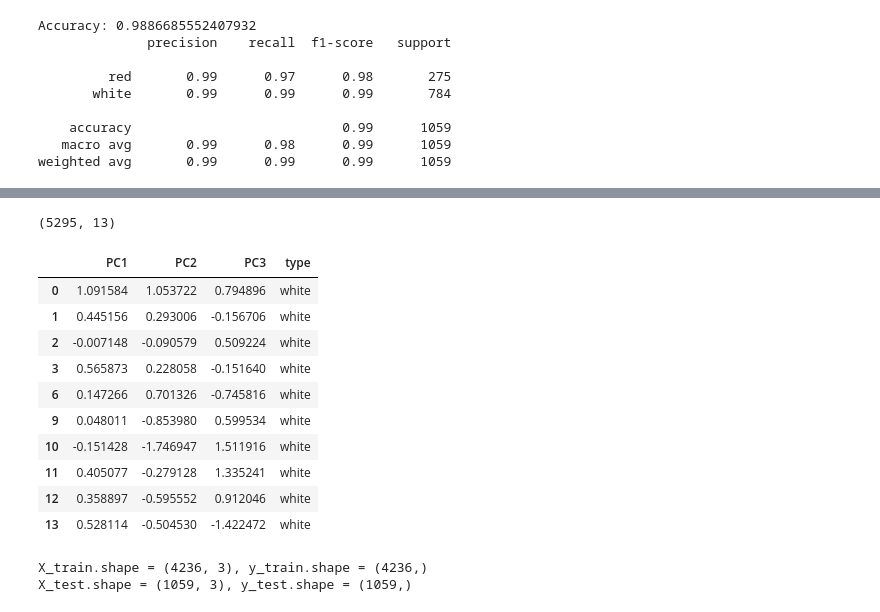
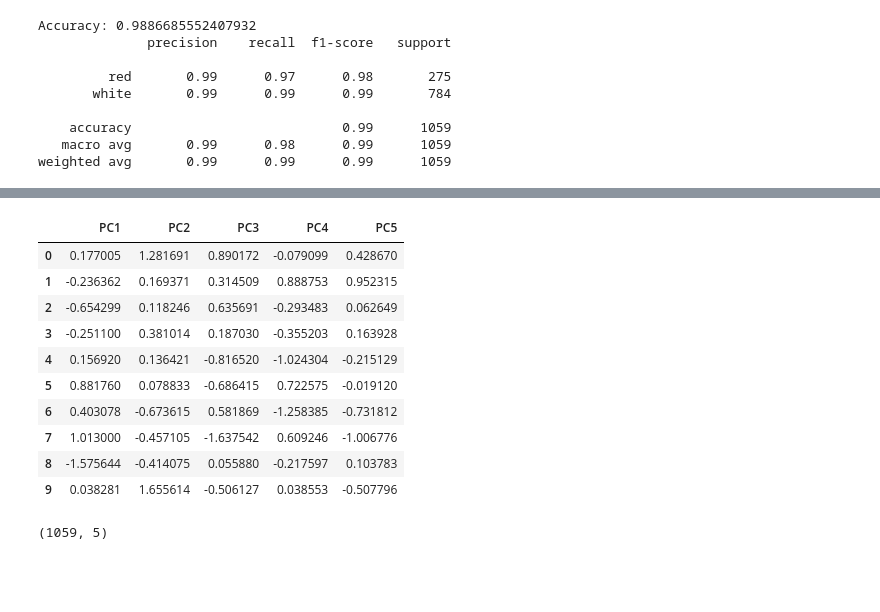
Before and after one commit to SankalpMehani/ml-review, a Jupyter notebook: Task_PCA.ipynb, the cells around one changed output, grey strips where cells are left out. Drawn from its saved outputs; the diff is of its cells as text; code cells hidden in the pictures; blank space fills up the shorter version.

```diff
--- a/Task_PCA.ipynb
+++ b/Task_PCA.ipynb
@@ -224,28 +224,19 @@ transformed_df.shape
+# %%
+X_test_pca_2 = pd.DataFrame(np.dot(pd.DataFrame(X_test_scaled), pc.T), columns=['PC1', 'PC2', 'PC3', 'PC4', 'PC5'], index=pd.DataFrame(X_test_scaled).index)
+X_test_pca_2.head(10)
+# %% [output]
+|  | PC1 | PC2 | PC3 | PC4 | PC5 |
+| 0 | 0.177005 | 1.281691 | 0.890172 | -0.079099 | 0.428670 |
+| 1 | -0.236362 | 0.169371 | 0.314509 | 0.888753 | 0.952315 |
+| 2 | -0.654299 | 0.118246 | 0.635691 | -0.293483 | 0.062649 |
+| 3 | -0.251100 | 0.381014 | 0.187030 | -0.355203 | 0.163928 |
+| 4 | 0.156920 | 0.136421 | -0.816520 | -1.024304 | -0.215129 |
+| 5 | 0.881760 | 0.078833 | -0.686415 | 0.722575 | -0.019120 |
+| 6 | 0.403078 | -0.673615 | 0.581869 | -1.258385 | -0.731812 |
+| 7 | 1.013000 | -0.457105 | -1.637542 | 0.609246 | -1.006776 |
+| 8 | -1.575644 | -0.414075 | 0.055880 | -0.217597 | 0.103783 |
+| 9 | 0.038281 | 1.655614 | -0.506127 | 0.038553 | -0.507796 |
 # %%
-wine.shape
+X_test_pca_2.shape
 # %% [output]
-(5295, 13)
+(1059, 5)
-# %%
-new_df = pd.DataFrame(transformed_df, columns=['PC1', 'PC2', 'PC3'], index=wine.index)
-new_df['type'] = wine['type']
-new_df.head(10)
-# %% [output]
-|  | PC1 | PC2 | PC3 | type |
-| 0 | 1.091584 | 1.053722 | 0.794896 | white |
-| 1 | 0.445156 | 0.293006 | -0.156706 | white |
-| 2 | -0.007148 | -0.090579 | 0.509224 | white |
-| 3 | 0.565873 | 0.228058 | -0.151640 | white |
-| 6 | 0.147266 | 0.701326 | -0.745816 | white |
-| 9 | 0.048011 | -0.853980 | 0.599534 | white |
-| 10 | -0.151428 | -1.746947 | 1.511916 | white |
-| 11 | 0.405077 | -0.279128 | 1.335241 | white |
-| 12 | 0.358897 | -0.595552 | 0.912046 | white |
-| 13 | 0.528114 | -0.504530 | -1.422472 | white |
-# %%
-from sklearn.model_selection import train_test_split
-X_train, X_test, y_train, y_test = train_test_split(new_df.iloc[:,:3], new_df['type'], train_size=0.8, random_state=42)
-print(f"X_train.shape = {X_train.shape}, y_train.shape = {y_train.shape}")
-print(f"X_test.shape = {X_test.shape}, y_test.shape = {y_test.shape}")
-# %% [output]
-X_train.shape = (4236, 3), y_train.shape = (4236,)
-X_test.shape = (1059, 3), y_test.shape = (1059,)
```
Also changed, not shown: parts of 18 cells of this notebook.
